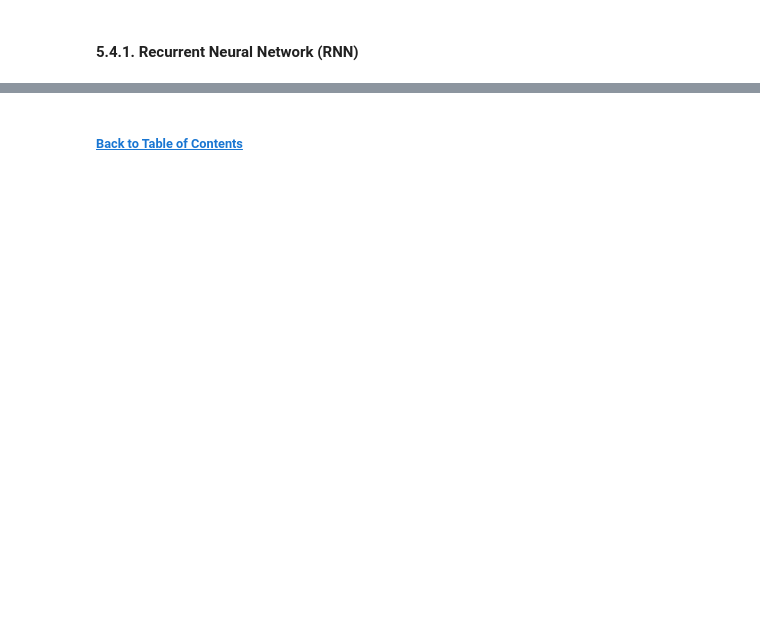
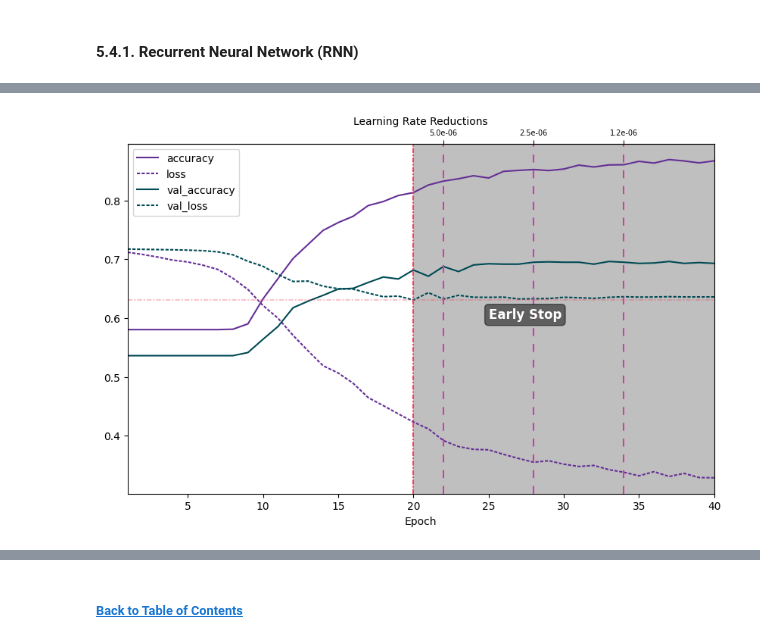
Before and after one commit to chill0121/Kaggle_Projects, a Jupyter notebook: NLP_Disaster_Tweets/NLP_Disaster_Tweets.ipynb, the cells around one changed output, grey strips where cells are left out. Drawn from its saved outputs; the diff is of its cells as text; code cells hidden in the pictures; blank space fills up the shorter version.

```diff
--- a/NLP_Disaster_Tweets/NLP_Disaster_Tweets.ipynb
+++ b/NLP_Disaster_Tweets/NLP_Disaster_Tweets.ipynb
@@ -1213,7 +967,0 @@ def nmf_fit_optimized(X_train, verbose = False):
-# %%
-tfidf, train_sparse_embed_nmf, mod_nmf, mod_nmf_train_y_pred = nmf_fit_optimized(train['cleaned'], verbose = True)
-label_order, acc = label_permute_accuracy(train, mod_nmf_train_y_pred)
-
-# Map best accuracy permutation order and predictions to dataframe.
-labels = {key : i for i, key in zip(label_order, train['target'].unique())}
-train['class_perm'] = train['target'].map(labels)
@@ -1249,8 +967,0 @@ This is a good time to take a more detailed look at the optimization results to
-# %%
-fig, ax = plt.subplots(2, int(len(opt_params) / 2), figsize = (14, 8), sharey = True)
-
-for i, col in enumerate(opt_params.keys()):
-    sns.lineplot(data = opt_df, ax = ax[i//4, i%4], x = col, y = 'val_acc_avg', estimator = 'mean', color = 'black')
-    sns.histplot(data = opt_df, ax = ax[i//4, i%4], x = col, y = 'val_acc_avg', color = 'teal', alpha = 0.5)
-fig.suptitle('Mean Validation Score vs Parameters')
-plt.show()
@@ -1401,17 +1064,33 @@ model.summary()
 loss_fx = tf.keras.losses.BinaryCrossentropy(from_logits = True)
 optimizer_param = tf.keras.optimizers.Adam(learning_rate = 0.00001)
 val_freq = 1
-n_epochs = 50
+n_epochs = 100
 # Callbacks to use:
-early_stop = tf.keras.callbacks.EarlyStopping(monitor = 'val_loss', patience = 10, verbose = 1, restore_best_weights = True)
+early_stop = tf.keras.callbacks.EarlyStopping(monitor = 'val_loss', patience = 20, verbose = 1, restore_best_weights = True)
 reduce_lr_plateau = tf.keras.callbacks.ReduceLROnPlateau(monitor = 'val_loss',
                                                          factor = .5,
-                                                         patience = 1,
+                                                         patience = 2,
                                                          cooldown = 5,
                                                          min_lr = 0.000001,
                                                          verbose = 1)
 
-model.compile(
+mod_rnn.compile(
     loss = loss_fx,
     optimizer = optimizer_param,
     metrics = ['accuracy'])
+# %%
+mod_rnn_hist = mod_rnn.fit(train.cleaned.to_numpy(), train.target.to_numpy(),
+                    batch_size = None,
+                    epochs = n_epochs,
+                    verbose = "auto",
+                    callbacks = [early_stop, reduce_lr_plateau],
+                    validation_split = 0.2,
+                    validation_data = None,
+                    shuffle = True,
+                    class_weight = None,
+                    sample_weight = None,
+                    initial_epoch = 0,
+                    steps_per_epoch = None,
+                    validation_steps = None,
+                    validation_batch_size = None,
+                    validation_freq = val_freq)
@@ -1418,5 +1115,7 @@ model.compile(
 # %%
 # Create dataframe of model fit history.
-model_hist_df = pd.DataFrame().from_dict(history.history, orient = 'columns')
+mod_rnn_hist_df = pd.DataFrame().from_dict(mod_rnn_hist.history, orient = 'columns')
 
-plot_TF_training_history(model_hist_df)
+plot_TF_training_history(mod_rnn_hist_df)
+# %% [output]
+[figure, added]
```
Also changed, not shown: parts of 52 cells of this notebook.
